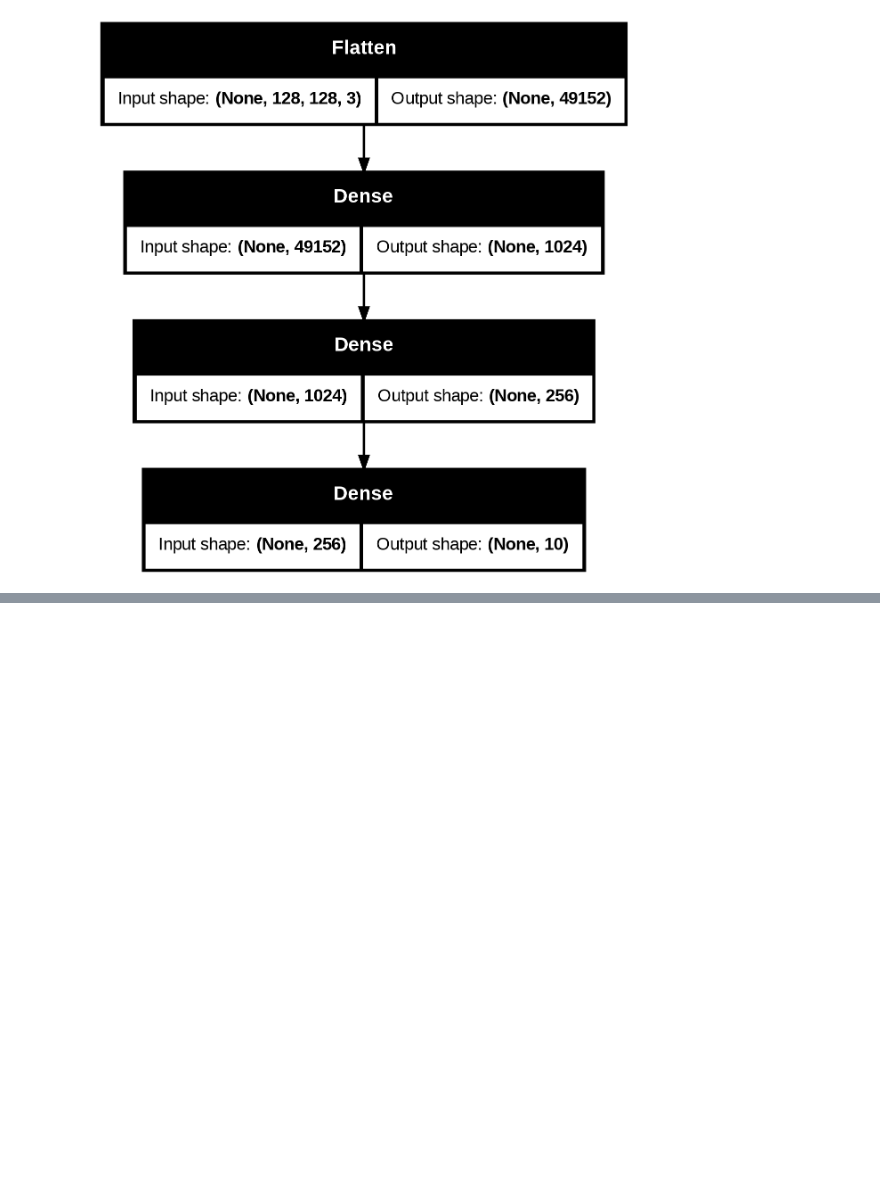
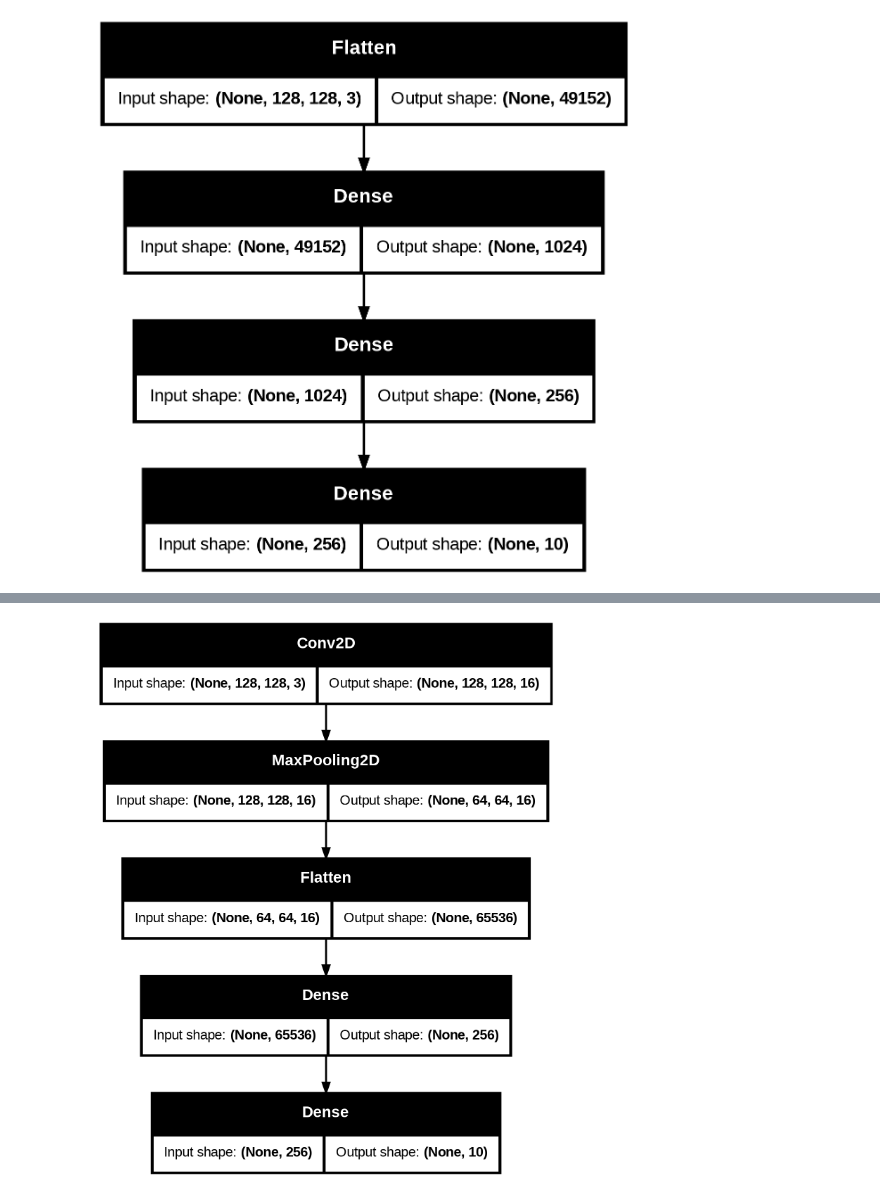
Before and after one commit to ArivalaganRaghavan/Computer-vision-practise, a Jupyter notebook: CV_practise.ipynb, the cells around one changed output, grey strips where cells are left out. Saved outputs shown, nothing was run; the diff lists cells and outputs as text; code cells hidden in the pictures; blank space fills up the shorter version.

```diff
--- a/CV_practise.ipynb
+++ b/CV_practise.ipynb
@@ -343,0 +389,18 @@ def plot_image(pred_array, true_label, img):
+# %%
+num_classes = 10
+hidden_size = 256
+
+model = keras.Sequential(
+    name = "model_cnn",
+    layers = [
+        layers.Conv2D(filters=16, kernel_size = 3, strides = 1, padding = "same", activation = 'relu', input_shape=(height, width, 3)),
+        layers.MaxPooling2D(),
+        layers.Flatten(),
+        layers.Dense(units=hidden_size, activation='relu'),
+        layers.Dense(units = num_classes, activation='softmax')
+        ]
+)
+# %%
+tf.keras.utils.plot_model(model, to_file = "model_cnn.png", show_shapes = True)
+# %% [output]
+[figure, added]
```
Also changed, not shown: parts of 25 cells of this notebook.
